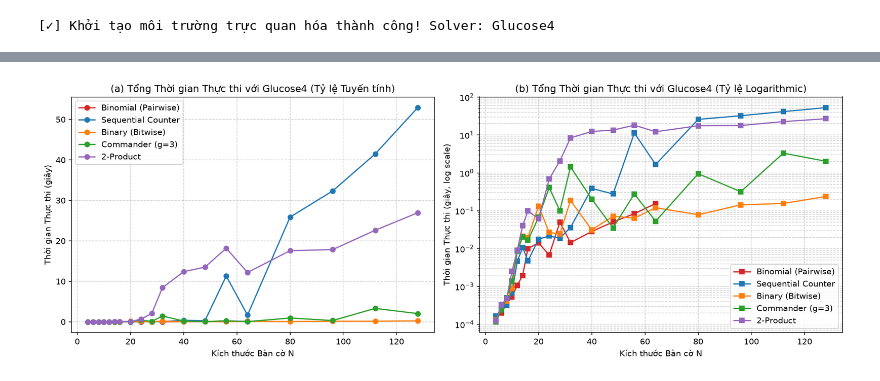
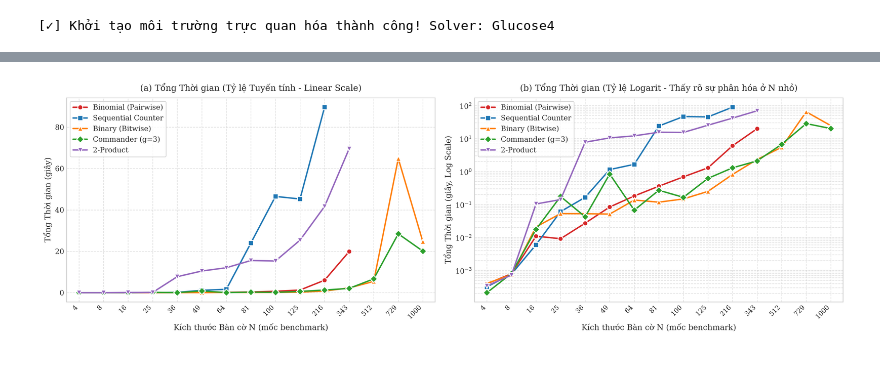
Before and after one commit to NhHung07/N_Queens, a Jupyter notebook: results/visualization/encoding.ipynb, the cells around one changed output, grey strips where cells are left out. Saved outputs shown, nothing was run; the diff lists cells and outputs as text; code cells hidden in the pictures.

```diff
--- a/results/visualization/encoding.ipynb
+++ b/results/visualization/encoding.ipynb
@@ -16,19 +12,19 @@ import matplotlib.pyplot as plt
 import seaborn as sns
 from pathlib import Path
 
-# Thiết lập phong cách hiển thị biểu đồ chuẩn Elsevier
+# Thiết lập phong cách hiển thị biểu đồ
 plt.style.use('seaborn-v0_8-whitegrid' if 'seaborn-v0_8-whitegrid' in plt.style.available else 'default')
 plt.rcParams.update({
     'font.family': 'serif',
     'font.size': 11,
-    'axes.labelsize': 12,
-    'axes.titlesize': 13,
-    'xtick.labelsize': 10,
+    'axes.labelsize': 11,
+    'axes.titlesize': 12,
+    'xtick.labelsize': 9,
     'ytick.labelsize': 10,
     'legend.fontsize': 10,
-    'figure.titlesize': 14,
+    'figure.titlesize': 13,
     'lines.linewidth': 2,
-    'lines.markersize': 6,
+    'lines.markersize': 7,
 })
 
 ENCODING_COLORS = {
@@ -47,6 +43,14 @@ ENCODING_LABELS = {
     'product': '2-Product',
 }
 
+ENCODING_MARKERS = {
+    'binomial': 'o',      # Tròn
+    'sequential': 's',    # Vuông
+    'binary': '^',        # Tam giác lên
+    'commander': 'D',     # Kim cương
+    'product': 'v',       # Tam giác xuống
+}
+
 print("[✓] Khởi tạo môi trường trực quan hóa thành công! Solver: Glucose4")
 # %% [output]
 [✓] Khởi tạo môi trường trực quan hóa thành công! Solver: Glucose4
@@ -189,31 +235,49 @@ Tổng thời gian thực thi được định nghĩa là $t_{\text{total}} = t_
 # %%
 # 1. Bảng Pivot Tổng Thời gian Thực thi (giây)
 pivot_time = df[df['status'] == 'SAT'].pivot(index='n', columns='encoding', values='total_time')
-display(pivot_time.loc[[4, 8, 16, 32, 64, 128]])
+display(pivot_time)
 
-# 2. Vẽ biểu đồ Total Execution Time vs N (Linear & Log scale)
-fig, (ax1, ax2) = plt.subplots(1, 2, figsize=(14, 5))
+# 2. Vẽ biểu đồ Total Execution Time vs N (2 Subplots: Linear Scale & Log Scale)
+n_list = [4, 8, 16, 25, 36, 49, 64, 81, 100, 125, 216, 343, 512, 729, 1000]
+x_map = {n: i for i, n in enumerate(n_list)}
+
+fig, (ax1, ax2) = plt.subplots(1, 2, figsize=(16, 5.2))
 
 for enc in ['binomial', 'sequential', 'binary', 'commander', 'product']:
-    sub = df_valid[df_valid['encoding'] == enc].sort_values('n')
-    if not sub.empty:
-        ax1.plot(sub['n'], sub['total_time'], marker='o', label=ENCODING_LABELS[enc], color=ENCODING_COLORS[enc])
-        ax2.plot(sub['n'], sub['total_time'], marker='s', label=ENCODING_LABELS[enc], color=ENCODING_COLORS[enc])
+    data_enc = df[(df['encoding'] == enc) & (df['status'] == 'SAT')].sort_values('n')
+    lbl = ENCODING_LABELS.get(enc, enc)
+    color = ENCODING_COLORS.get(enc, None)
+    marker = ENCODING_MARKERS.get(enc, 'o')
+    if not data_enc.empty:
+        xs = [x_map[n] for n in data_enc['n']]
+        # Subplot 1: Linear Scale
+        ax1.plot(xs, data_enc['total_time'], marker=marker, markersize=7, markeredgecolor='white', markeredgewidth=1.2, label=lbl, color=color, linewidth=2)
+        # Subplot 2: Log Scale
+        ax2.plot(xs, data_enc['total_time'], marker=marker, markersize=7, markeredgecolor='white', markeredgewidth=1.2, label=lbl, color=color, linewidth=2)
 
-ax1.set_title('(a) Tổng Thời gian Thực thi với Glucose4 (Tỷ lệ Tuyến tính)')
-ax1.set_xlabel('Kích thước Bàn cờ N')
-ax1.set_ylabel('Thời gian Thực thi (giây)')
-ax1.legend(frameon=True)
+# Thiết lập Subplot 1: Linear
+ax1.set_title('(a) Tổng Thời gian (Tỷ lệ Tuyến tính - Linear Scale)', fontsize=12, pad=10)
+ax1.set_xlabel('Kích thước Bàn cờ N (mốc benchmark)', fontsize=11)
+ax1.set_ylabel('Tổng Thời gian (giây)', fontsize=11)
+ax1.set_xticks(range(len(n_list)))
+ax1.set_xticklabels(n_list, rotation=45, ha='right', fontsize=9)
+ax1.set_xlim(-0.5, len(n_list) - 0.5)
+ax1.legend(frameon=True, loc='upper left', fontsize=10)
 ax1.grid(True, linestyle='--', alpha=0.6)
 
-ax2.set_title('(b) Tổng Thời gian Thực thi với Glucose4 (Tỷ lệ Logarithmic)')
-ax2.set_xlabel('Kích thước Bàn cờ N')
-ax2.set_ylabel('Thời gian Thực thi (giây, log scale)')
+# Thiết lập Subplot 2: Log
+ax2.set_title('(b) Tổng Thời gian (Tỷ lệ Logarit - Thấy rõ sự phân hóa ở N nhỏ)', fontsize=12, pad=10)
+ax2.set_xlabel('Kích thước Bàn cờ N (mốc benchmark)', fontsize=11)
+ax2.set_ylabel('Tổng Thời gian (giây, Log Scale)', fontsize=11)
 ax2.set_yscale('log')
-ax2.legend(frameon=True)
+ax2.set_xticks(range(len(n_list)))
+ax2.set_xticklabels(n_list, rotation=45, ha='right', fontsize=9)
+ax2.set_xlim(-0.5, len(n_list) - 0.5)
+ax2.legend(frameon=True, loc='upper left', fontsize=10)
 ax2.grid(True, which='both', linestyle='--', alpha=0.6)
 
 plt.tight_layout()
+plt.savefig('../figures/encoding_total_time.png', dpi=300, bbox_inches='tight')
 plt.show()
 # %% [output]
 | encoding | binary | binomial | commander | product | sequential |
@@ -227 +300 @@ plt.show()
-[figure, old version]
+[figure, new version]
```
Also changed, not shown: parts of 18 cells of this notebook, 12 other files.
